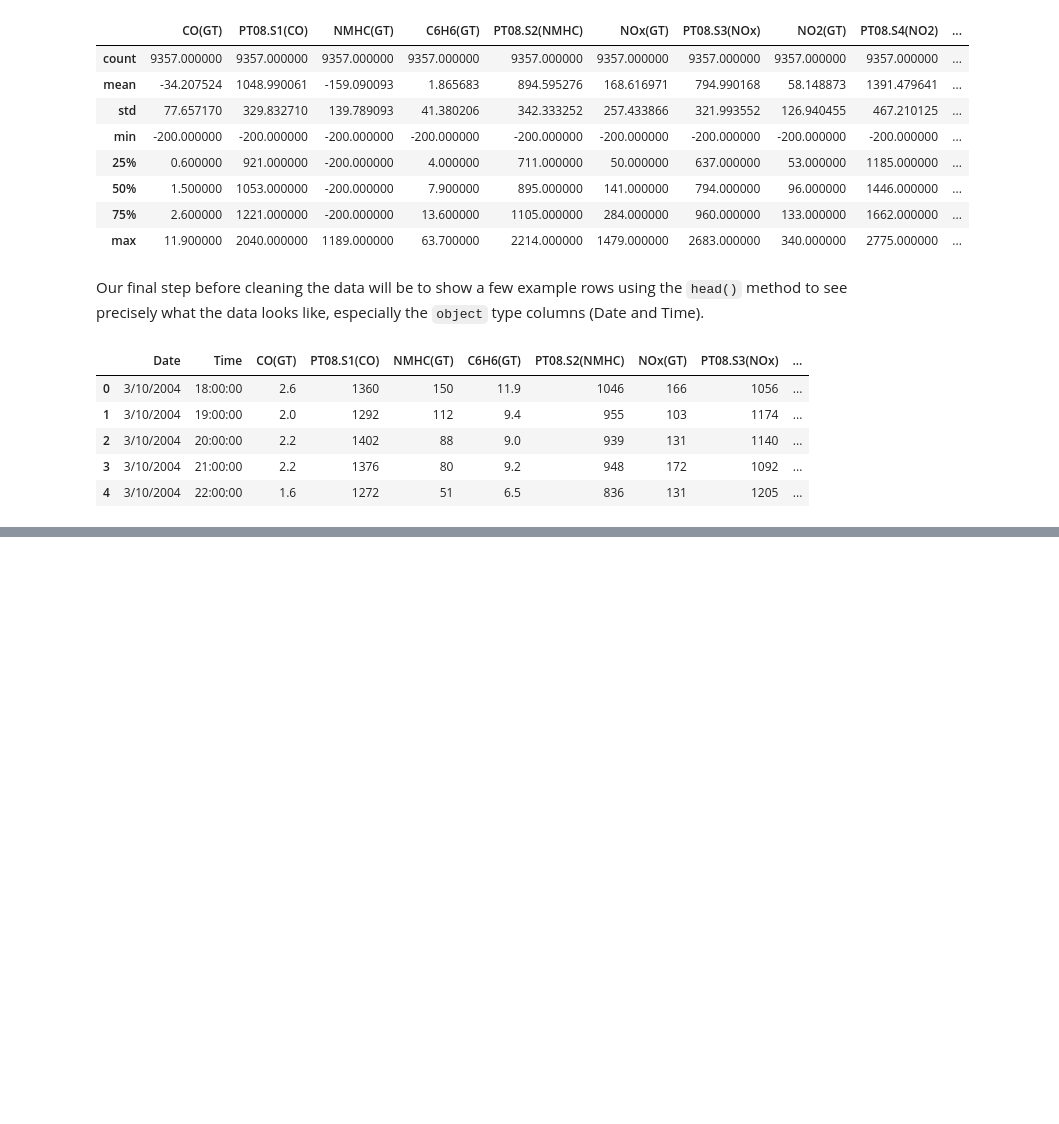
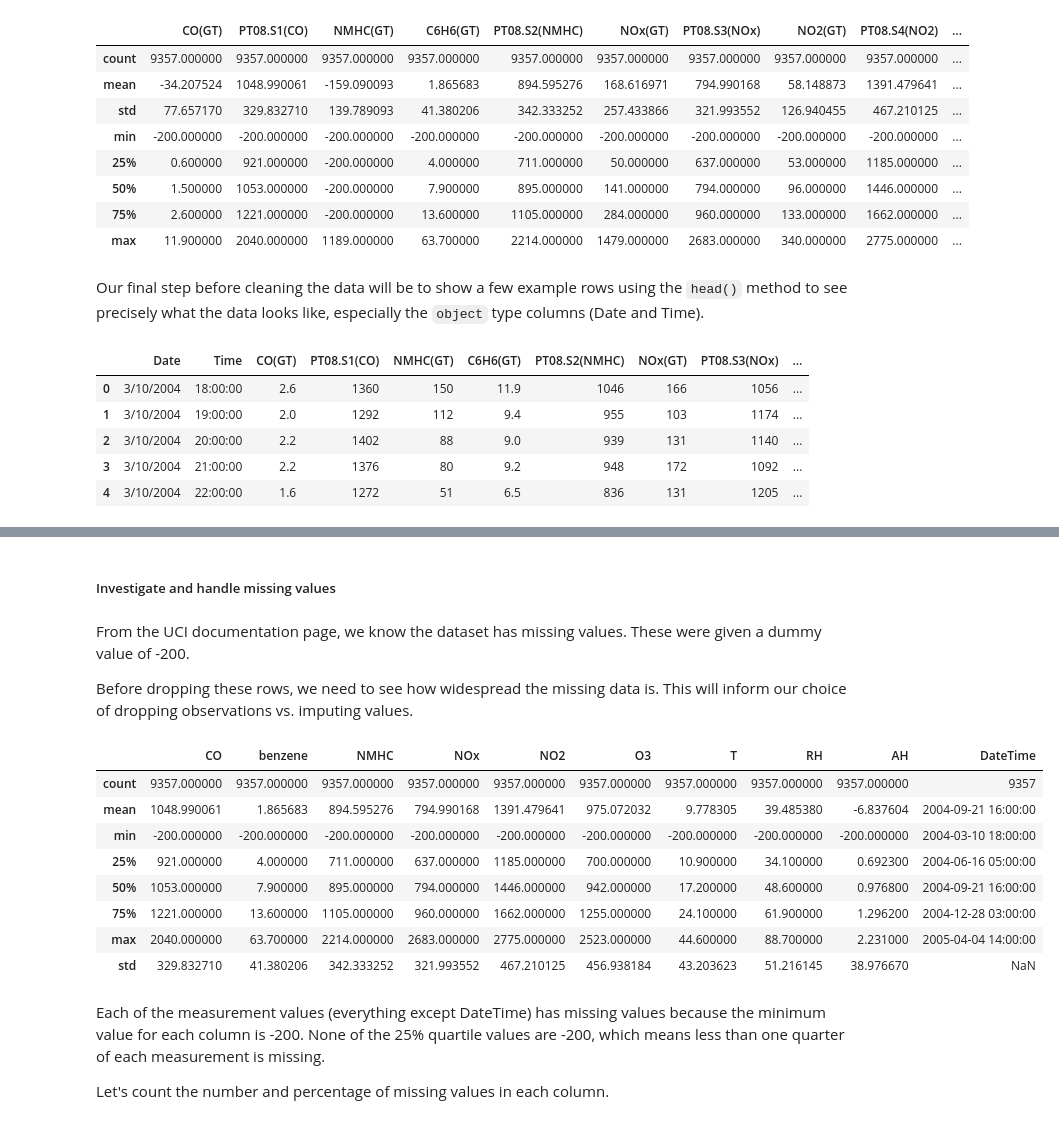
Before and after one commit to jccrews256/ST-554-Project1-Template, a Jupyter notebook: Task2/Task_2_Project_1_(Lead_Trevor).ipynb, the cells around one changed output, grey strips where cells are left out. Cells and saved outputs as stored; diff of their text form; code cells hidden in the pictures; blank space fills up the shorter version.

```diff
--- a/Task2/Task_2_Project_1_(Lead_Trevor).ipynb
+++ b/Task2/Task_2_Project_1_(Lead_Trevor).ipynb
@@ -135,0 +196,25 @@ df_air_quality.head()
+# %% [markdown]
+##### Investigate and handle missing values
+# %% [markdown]
+From the UCI documentation page, we know the dataset has missing values.
+These were given a dummy value of -200.
+
+Before dropping these rows, we need to see how widespread the missing data is.
+This will inform our choice of dropping observations vs. imputing values.
+# %%
+# Investigate number of missing values
+df_air_quality.describe()
+# %% [output]
+|  | CO | benzene | NMHC | NOx | NO2 | O3 | T | RH | AH | DateTime |
+| count | 9357.000000 | 9357.000000 | 9357.000000 | 9357.000000 | 9357.000000 | 9357.000000 | 9357.000000 | 9357.000000 | 9357.000000 | 9357 |
+| mean | 1048.990061 | 1.865683 | 894.595276 | 794.990168 | 1391.479641 | 975.072032 | 9.778305 | 39.485380 | -6.837604 | 2004-09-21 16:00:00 |
+| min | -200.000000 | -200.000000 | -200.000000 | -200.000000 | -200.000000 | -200.000000 | -200.000000 | -200.000000 | -200.000000 | 2004-03-10 18:00:00 |
+| 25% | 921.000000 | 4.000000 | 711.000000 | 637.000000 | 1185.000000 | 700.000000 | 10.900000 | 34.100000 | 0.692300 | 2004-06-16 05:00:00 |
+| 50% | 1053.000000 | 7.900000 | 895.000000 | 794.000000 | 1446.000000 | 942.000000 | 17.200000 | 48.600000 | 0.976800 | 2004-09-21 16:00:00 |
+| 75% | 1221.000000 | 13.600000 | 1105.000000 | 960.000000 | 1662.000000 | 1255.000000 | 24.100000 | 61.900000 | 1.296200 | 2004-12-28 03:00:00 |
+| max | 2040.000000 | 63.700000 | 2214.000000 | 2683.000000 | 2775.000000 | 2523.000000 | 44.600000 | 88.700000 | 2.231000 | 2005-04-04 14:00:00 |
+| std | 329.832710 | 41.380206 | 342.333252 | 321.993552 | 467.210125 | 456.938184 | 43.203623 | 51.216145 | 38.976670 | NaN |
+# %% [markdown]
+Each of the measurement values (everything except DateTime) has missing values because the minimum value for each column is -200. None of the 25% quartile values are -200, which means less than one quarter of each measurement is missing.
+
+Let's count the number and percentage of missing values in each column.
```
Also changed, not shown: parts of 25 cells of this notebook.
